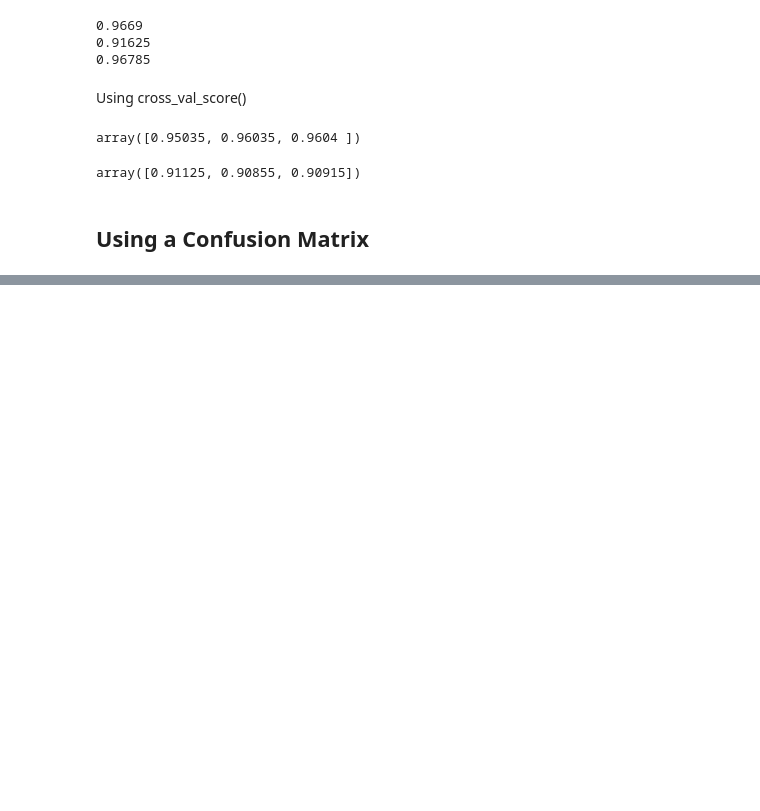
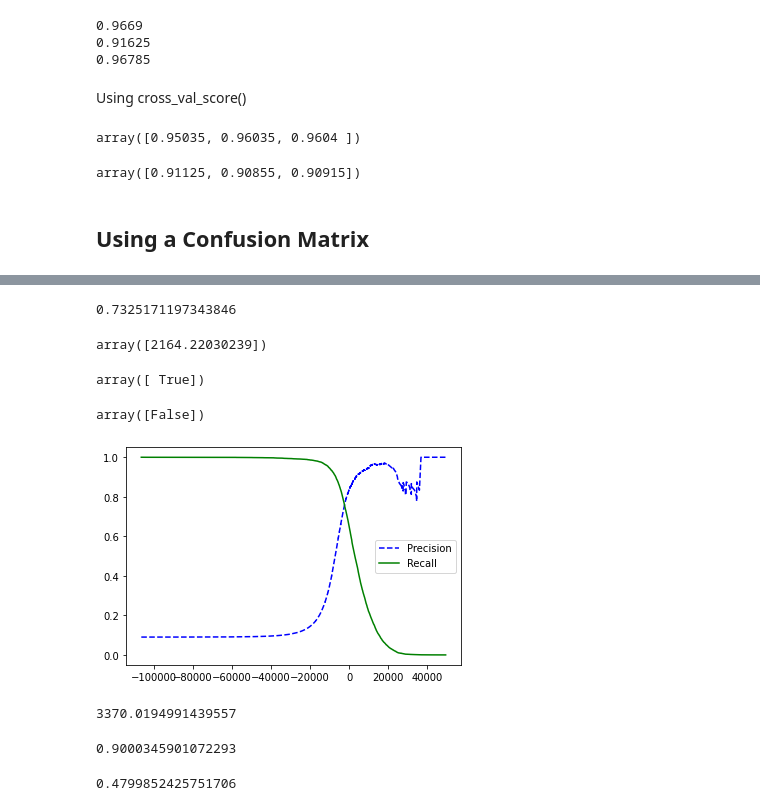
Before and after one commit to sherwinvarkiani/MachineLearning, a Jupyter notebook: Classification.ipynb, the cells around one changed output, grey strips where cells are left out. Saved outputs shown, nothing was run; the diff lists cells and outputs as text; code cells hidden in the pictures; blank space fills up the shorter version.

```diff
--- a/Classification.ipynb
+++ b/Classification.ipynb
@@ -112,0 +147,46 @@ array([0.91125, 0.90855, 0.90915])
+# %%
+from sklearn.metrics import f1_score
+f1_score(y_train_5, y_train_pred)
+# %% [output]
+0.7325171197343846
+# %%
+y_scores = sgd_clf.decision_function([some_digit])
+y_scores
+# %% [output]
+array([2164.22030239])
+# %%
+threshold = 0
+y_some_digit_pred = (y_scores > threshold)
+y_some_digit_pred
+# %% [output]
+array([ True])
+# %%
+threshold = 8000
+y_some_digit_pred = (y_scores > threshold)
+y_some_digit_pred
+# %% [output]
+array([False])
+# %%
+# How do you determine what threshold to use? Make cross val predict return the decision function
+y_scores = cross_val_predict(sgd_clf, X_train, y_train_5, cv=3, method="decision_function")
+# %%
+from sklearn.metrics import precision_recall_curve
+
+precisions, recalls, thresholds = precision_recall_curve(y_train_5, y_scores)
+
+# Plot precision and recall as functions of the threshold value
+def plot_precision_recall_vs_threshold(precisions, recalls, thresholds):
+    plt.plot(thresholds, precisions[:-1], "b--", label="Precision")
+    plt.plot(thresholds, recalls[:-1], "g-", label="Recall")
+    plt.legend(loc="best")
+
+plot_precision_recall_vs_threshold(precisions, recalls, thresholds)
+plt.show()
+# %% [output]
+[figure, added]
+# %%
+# Find a threshold that gives you a precision >= 90%
+threshold_90_precision = thresholds[np.argmax(precisions >= 0.90)]
+threshold_90_precision
+# %% [output]
+3370.0194991439557
@@ -112,0 +196,8 @@ array([0.91125, 0.90855, 0.90915])
+# %%
+precision_score(y_train_5, y_train_pred_90)
+# %% [output]
+0.9000345901072293
+# %%
+recall_score(y_train_5, y_train_pred_90)
+# %% [output]
+0.4799852425751706
```
Also changed, not shown: parts of 52 cells of this notebook.
